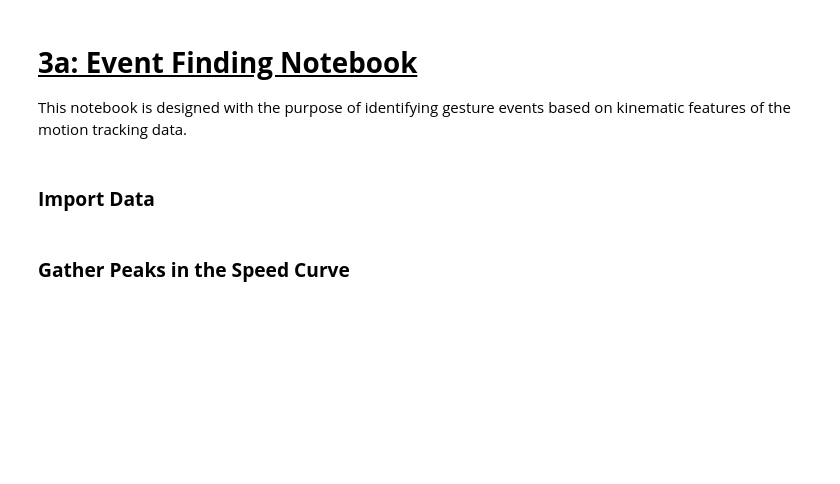
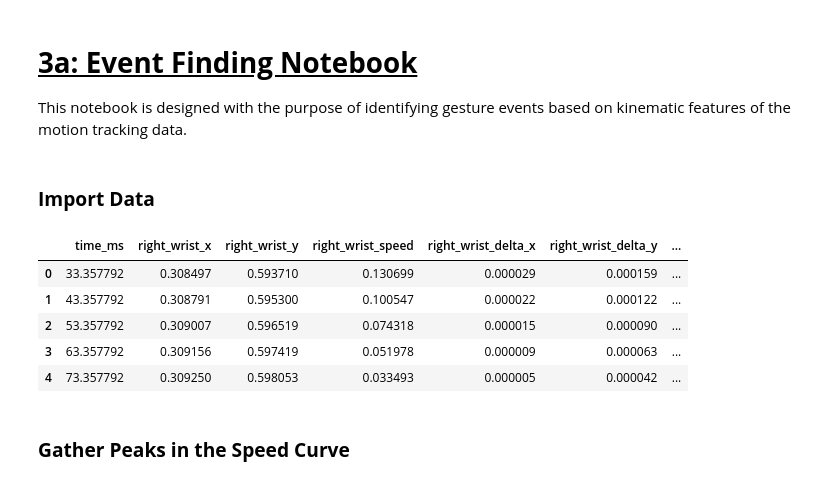
Before and after one commit to walterdych/Co-Speech-Gesture-Automation, a Jupyter notebook: NOTEBOOKS/3a_event_finding_notebook.ipynb, the cells around one changed output. Drawn from its saved outputs; the diff is of its cells as text; code cells hidden in the pictures; blank space fills up the shorter version.

```diff
--- a/NOTEBOOKS/3a_event_finding_notebook.ipynb
+++ b/NOTEBOOKS/3a_event_finding_notebook.ipynb
@@ -8,8 +8,16 @@ from scipy.signal import find_peaks
 # %% [markdown]
 ### <strong> Import Data
 # %%
-df = pd.read_csv('path_to_csv')
+PARTICIPANT = 'TEST_VIDEO'
+df = pd.read_csv(f"../TEST_FILES/{PARTICIPANT}_processed_data.csv")
 df.head()
+# %% [output]
+|  | time_ms | right_wrist_x | right_wrist_y | right_wrist_speed | right_wrist_delta_x | right_wrist_delta_y | ... |
+| 0 | 33.357792 | 0.308497 | 0.593710 | 0.130699 | 0.000029 | 0.000159 | ... |
+| 1 | 43.357792 | 0.308791 | 0.595300 | 0.100547 | 0.000022 | 0.000122 | ... |
+| 2 | 53.357792 | 0.309007 | 0.596519 | 0.074318 | 0.000015 | 0.000090 | ... |
+| 3 | 63.357792 | 0.309156 | 0.597419 | 0.051978 | 0.000009 | 0.000063 | ... |
+| 4 | 73.357792 | 0.309250 | 0.598053 | 0.033493 | 0.000005 | 0.000042 | ... |
 # %% [markdown]
 ### <Strong> Gather Peaks in the Speed Curve
 # %%
```
Also changed, not shown: parts of 4 cells of this notebook, 7 other files.
